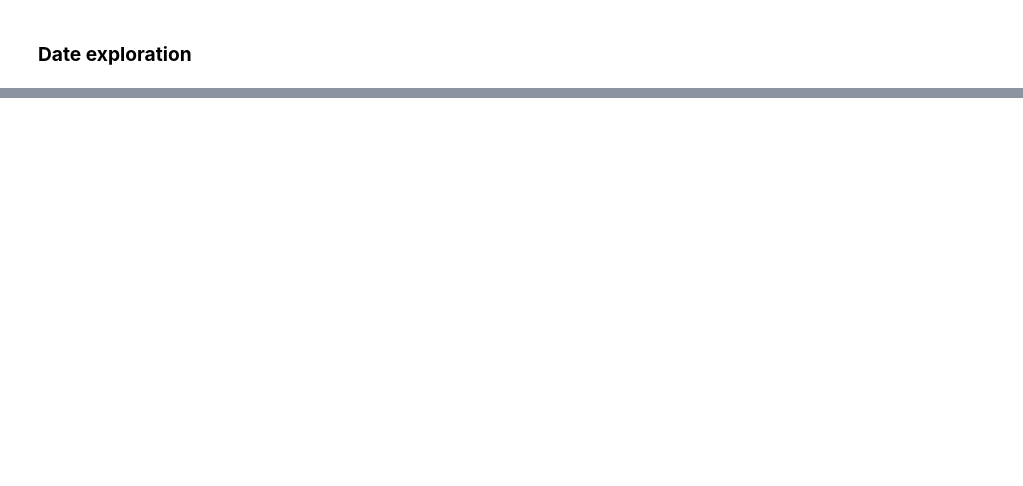
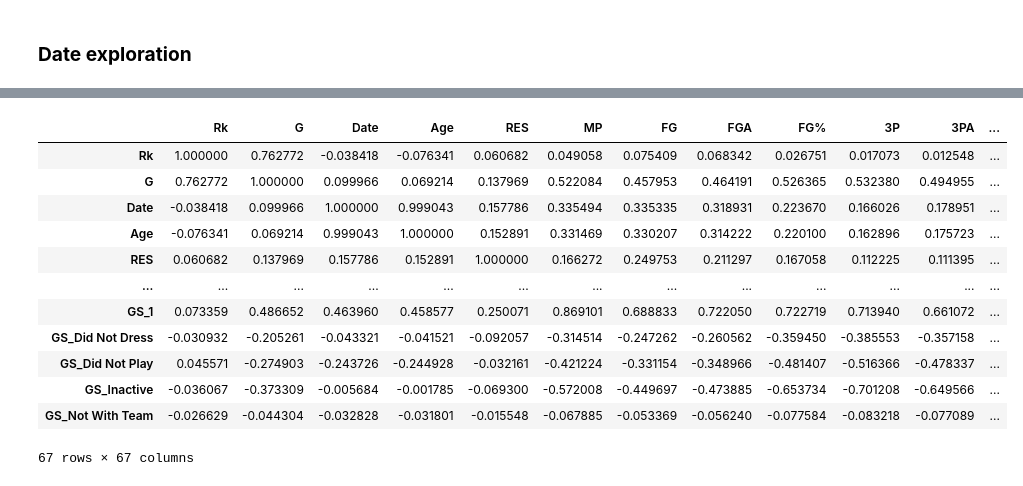
Before and after one commit to dounya-bourhani/NBA_stats_analysis, a Jupyter notebook: main_notebook.ipynb, the cells around one changed output, grey strips where cells are left out. Drawn from its saved outputs; the diff is of its cells as text; code cells hidden in the pictures; blank space fills up the shorter version.

```diff
--- a/main_notebook.ipynb
+++ b/main_notebook.ipynb
@@ -214,0 +215,4 @@ stats_dataframe.to_csv('data/Rudy_Gobert_entire_stats.csv', index=False)
+# %%
+import pandas as pd
+stats_dataframe = pd.read_csv('data/Rudy_Gobert_entire_stats.csv')
+stats_dataframe.head()
@@ -214,0 +241,8 @@ stats_dataframe.to_csv('data/Rudy_Gobert_entire_stats.csv', index=False)
+# %%
+# Encode categorical columns
+categorical_columns = ['Tm', 'LOC', 'Opp', 'GS']
+
+# Use pd.get_dummies to convert categorical columns to dummy variables
+encoded_dataframe = pd.get_dummies(stats_dataframe, columns=categorical_columns)
+
+encoded_dataframe.head()
@@ -214,0 +257,20 @@ stats_dataframe.to_csv('data/Rudy_Gobert_entire_stats.csv', index=False)
+# %%
+# Calculate the correlation matrix
+correlation_matrix = encoded_dataframe.corr()
+
+# Display the correlation matrix
+correlation_matrix
+# %% [output]
+|  | Rk | G | Date | Age | RES | MP | FG | FGA | FG% | 3P | 3PA | ... |
+| Rk | 1.000000 | 0.762772 | -0.038418 | -0.076341 | 0.060682 | 0.049058 | 0.075409 | 0.068342 | 0.026751 | 0.017073 | 0.012548 | ... |
+| G | 0.762772 | 1.000000 | 0.099966 | 0.069214 | 0.137969 | 0.522084 | 0.457953 | 0.464191 | 0.526365 | 0.532380 | 0.494955 | ... |
+| Date | -0.038418 | 0.099966 | 1.000000 | 0.999043 | 0.157786 | 0.335494 | 0.335335 | 0.318931 | 0.223670 | 0.166026 | 0.178951 | ... |
+| Age | -0.076341 | 0.069214 | 0.999043 | 1.000000 | 0.152891 | 0.331469 | 0.330207 | 0.314222 | 0.220100 | 0.162896 | 0.175723 | ... |
+| RES | 0.060682 | 0.137969 | 0.157786 | 0.152891 | 1.000000 | 0.166272 | 0.249753 | 0.211297 | 0.167058 | 0.112225 | 0.111395 | ... |
+| ... | ... | ... | ... | ... | ... | ... | ... | ... | ... | ... | ... | ... |
+| GS_1 | 0.073359 | 0.486652 | 0.463960 | 0.458577 | 0.250071 | 0.869101 | 0.688833 | 0.722050 | 0.722719 | 0.713940 | 0.661072 | ... |
+| GS_Did Not Dress | -0.030932 | -0.205261 | -0.043321 | -0.041521 | -0.092057 | -0.314514 | -0.247262 | -0.260562 | -0.359450 | -0.385553 | -0.357158 | ... |
+| GS_Did Not Play | 0.045571 | -0.274903 | -0.243726 | -0.244928 | -0.032161 | -0.421224 | -0.331154 | -0.348966 | -0.481407 | -0.516366 | -0.478337 | ... |
+| GS_Inactive | -0.036067 | -0.373309 | -0.005684 | -0.001785 | -0.069300 | -0.572008 | -0.449697 | -0.473885 | -0.653734 | -0.701208 | -0.649566 | ... |
+| GS_Not With Team | -0.026629 | -0.044304 | -0.032828 | -0.031801 | -0.015548 | -0.067885 | -0.053369 | -0.056240 | -0.077584 | -0.083218 | -0.077089 | ... |
+67 rows × 67 columns
```
Also changed, not shown: parts of 18 cells of this notebook, 2 other files.
